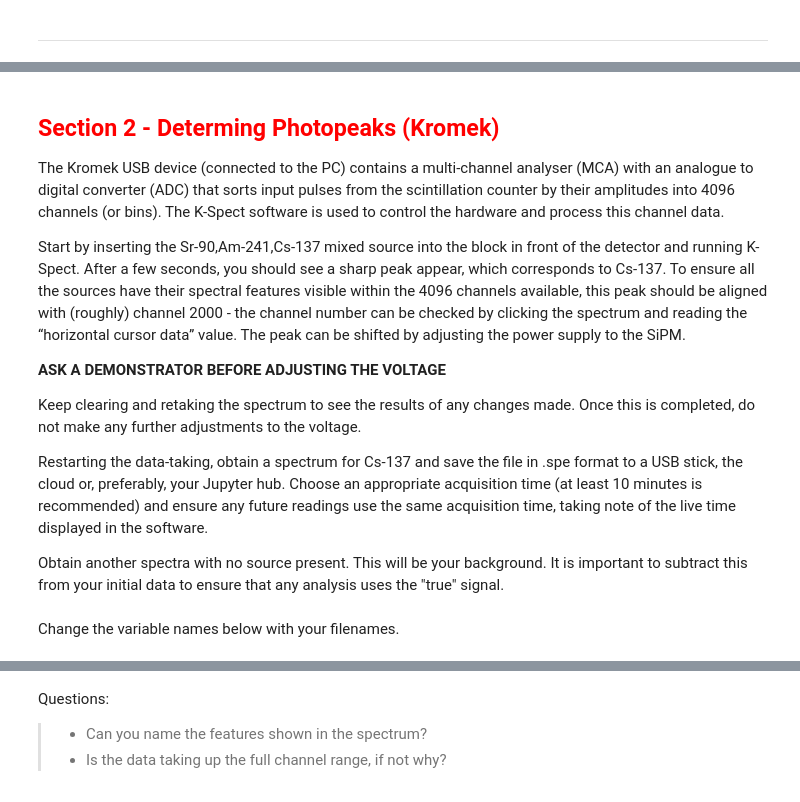
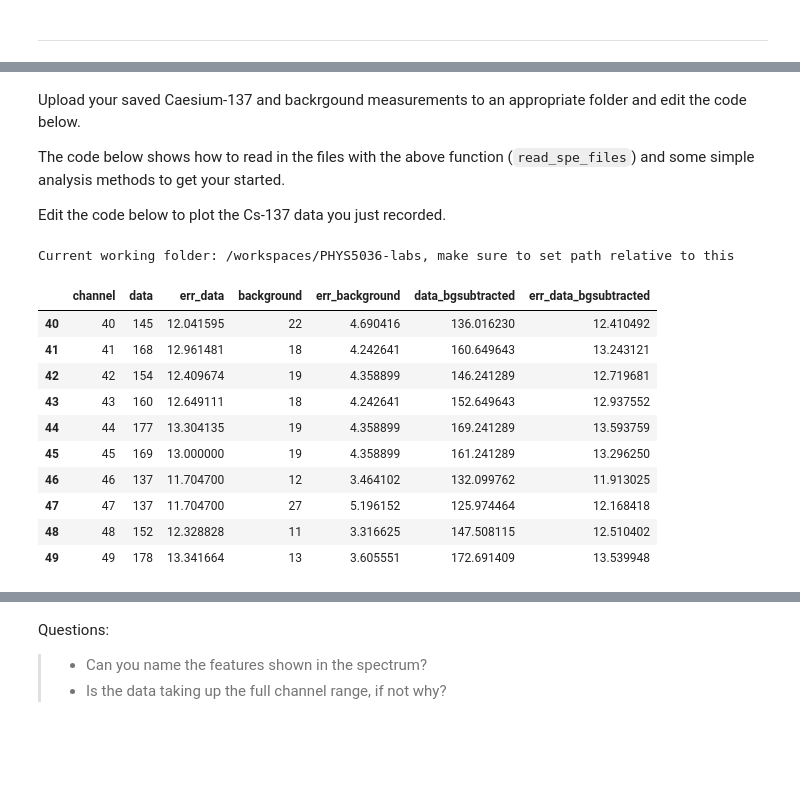
Before and after one commit to agcheyne/PHYS5036-labs, a Jupyter notebook: 03_AttenuationOfGammaRadiationInMatter.ipynb, the cells around one changed output, grey strips where cells are left out. Cells and saved outputs as stored; diff of their text form; code cells hidden in the pictures; blank space fills up the shorter version.

Commit message:
Updated with correct detectors and some script changes

```diff
--- a/03_AttenuationOfGammaRadiationInMatter.ipynb
+++ b/03_AttenuationOfGammaRadiationInMatter.ipynb
@@ -258,17 +185,3 @@ The code provided below shows an example of how to read in spectra from the MCA
-# %% [markdown]
-## <span style="color:red">Section 2 - Determing Photopeaks (Kromek)</span>
-
-The Kromek USB device (connected to the PC) contains a multi-channel analyser (MCA) with an analogue to digital converter (ADC) that sorts input pulses from the scintillation counter by their amplitudes into 4096 channels (or bins). The K-Spect software is used to control the hardware and process this channel data.
-
-Start by inserting the Sr-90,Am-241,Cs-137 mixed source into the block in front of the detector and running K-Spect. After a few seconds, you should see a sharp peak appear, which corresponds to Cs-137. To ensure all the sources have their spectral features visible within the 4096 channels available, this peak should be aligned with (roughly) channel 2000 - the channel number can be checked by clicking the spectrum and reading the “horizontal cursor data” value. The peak can be shifted by adjusting the power supply to the SiPM.
-
-**ASK A DEMONSTRATOR BEFORE ADJUSTING THE VOLTAGE**
-
-Keep clearing and retaking the spectrum to see the results of any changes made. Once this is completed, do not make any further adjustments to the voltage.
-
-Restarting the data-taking, obtain a spectrum for Cs-137 and save the file in .spe format to a USB stick, the cloud or, preferably, your Jupyter hub. Choose an appropriate acquisition time (at least 10 minutes is recommended) and ensure any future readings use the same acquisition time, taking note of the live time displayed in the software.
-
-Obtain another spectra with no source present. This will be your background. It is important to subtract this from your initial data to ensure that any analysis uses the "true" signal.
 # %%
 ## The code below extracts the data from your .spe files and returns it as a pandas dataframe.
 ## you are not expected to edit this - but feel free to make changes if you are confident.
@@ -357,17 +269,36 @@ def read_spe_files(data_file, background_file, bin_num=4096):
 
         return df
 # %% [markdown]
-Change the variable names below with your filenames.
+Upload your saved Caesium-137 and backrgound measurements to an appropriate folder and edit the code below.
+
+The code below shows how to read in the files with the above function (`read_spe_files`) and some simple analysis methods to get your started.
+
+Edit the code below to plot the Cs-137 data you just recorded.
 # %%
-import os # for getting current working directory
+# example of using the read in function
 
-## example of using the read in function
 # print current folder from os
 print(f"Current working folder: {os.getcwd()}, make sure to set path relative to this")
 
-# set file paths here
-
+# set file paths here to YOUR OWN files
 data_file = "cs137mix.spe"
 background_file = "background.spe"
+
+# define our pandas data frame by reading in the spe files
 df_source = read_spe_files(data_file, background_file)
-df_source[50:60]
+
+# show a few lines of the dataframe to check it looks OK and view the column names
+df_source[40:50]
+# %% [output]
+Current working folder: /workspaces/PHYS5036-labs, make sure to set path relative to this
+|  | channel | data | err_data | background | err_background | data_bgsubtracted | err_data_bgsubtracted |
+| 40 | 40 | 145 | 12.041595 | 22 | 4.690416 | 136.016230 | 12.410492 |
+| 41 | 41 | 168 | 12.961481 | 18 | 4.242641 | 160.649643 | 13.243121 |
+| 42 | 42 | 154 | 12.409674 | 19 | 4.358899 | 146.241289 | 12.719681 |
+| 43 | 43 | 160 | 12.649111 | 18 | 4.242641 | 152.649643 | 12.937552 |
+| 44 | 44 | 177 | 13.304135 | 19 | 4.358899 | 169.241289 | 13.593759 |
+| 45 | 45 | 169 | 13.000000 | 19 | 4.358899 | 161.241289 | 13.296250 |
+| 46 | 46 | 137 | 11.704700 | 12 | 3.464102 | 132.099762 | 11.913025 |
+| 47 | 47 | 137 | 11.704700 | 27 | 5.196152 | 125.974464 | 12.168418 |
+| 48 | 48 | 152 | 12.328828 | 11 | 3.316625 | 147.508115 | 12.510402 |
+| 49 | 49 | 178 | 13.341664 | 13 | 3.605551 | 172.691409 | 13.539948 |
```
Also changed, not shown: parts of 28 cells of this notebook.
